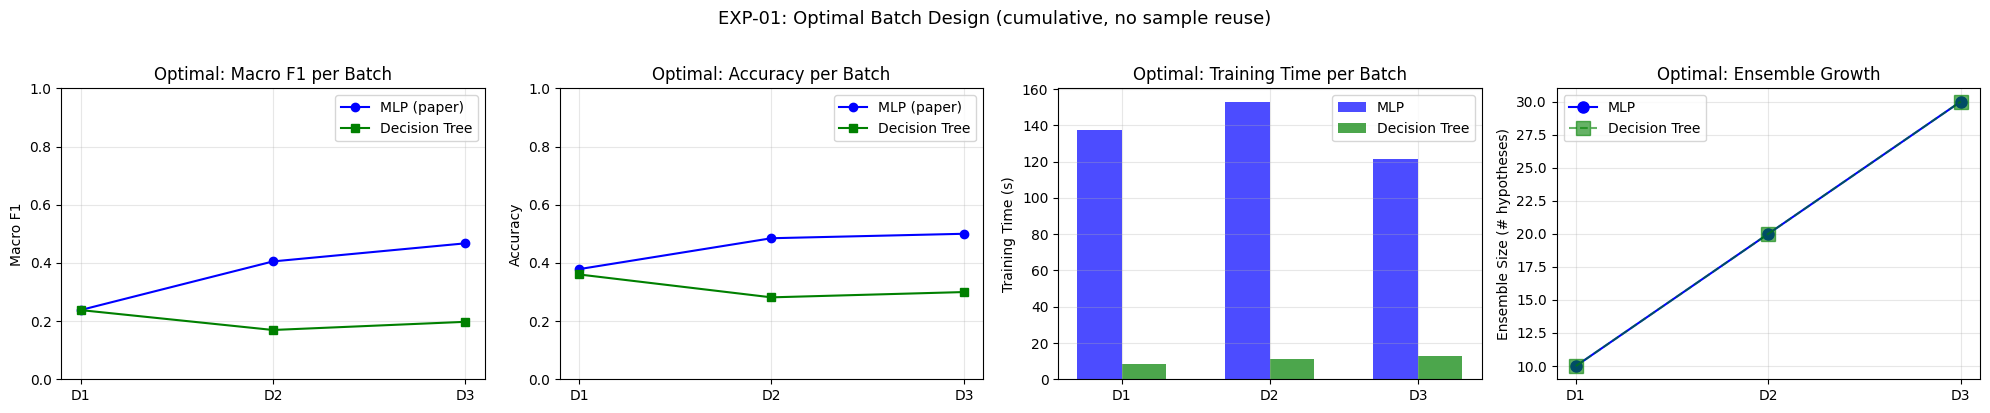
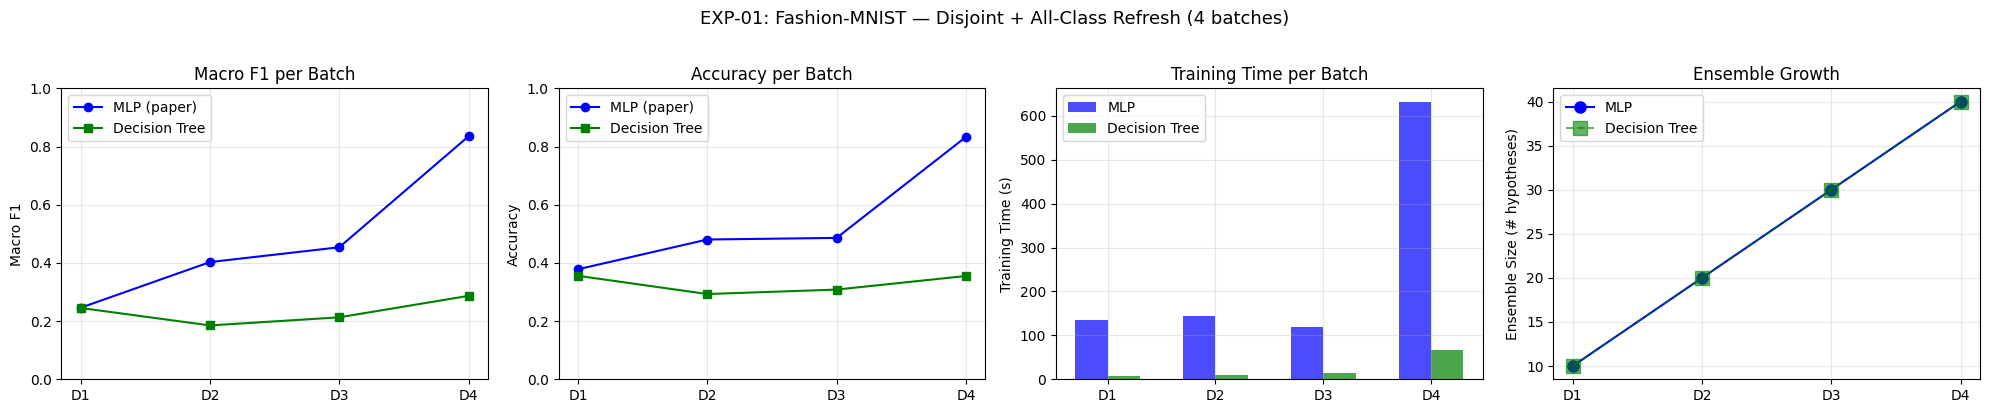
The notebook cell's code change between the first figure and the second:
--- before
+++ after
@@ -7,18 +7,18 @@
 fig, axes = plt.subplots(1, 4, figsize=(20, 4))
 
-n_batches = len(results_mlp_optimal['batch_f1'])
+n_batches = len(results_mlp['batch_f1'])
 batch_labels = [f"D{i+1}" for i in range(n_batches)]
 
-mlp_f1 = results_mlp_optimal['batch_f1']
-dt_f1 = results_dt_optimal['batch_f1']
+mlp_f1 = results_mlp['batch_f1']
+dt_f1 = results_dt['batch_f1']
 
-mlp_acc = results_mlp_optimal['batch_acc']
-dt_acc = results_dt_optimal['batch_acc']
+mlp_acc = results_mlp['batch_acc']
+dt_acc = results_dt['batch_acc']
 
-mlp_time = results_mlp_optimal['batch_train_time']
-dt_time = results_dt_optimal['batch_train_time']
+mlp_time = results_mlp['batch_train_time']
+dt_time = results_dt['batch_train_time']
 
-mlp_ens = results_mlp_optimal['ensemble_sizes']
-dt_ens = results_dt_optimal['ensemble_sizes']
+mlp_ens = results_mlp['ensemble_sizes']
+dt_ens = results_dt['ensemble_sizes']
 
 # 1. MacroF1 per batch
@@ -26,5 +26,5 @@
 axes[0].plot(batch_labels, dt_f1, 's-', label='Decision Tree', color='green')
 axes[0].set_ylabel('Macro F1')
-axes[0].set_title('Optimal: Macro F1 per Batch')
+axes[0].set_title('Macro F1 per Batch')
 axes[0].legend()
 axes[0].set_ylim(0, 1)
@@ -35,5 +35,5 @@
 axes[1].plot(batch_labels, dt_acc, 's-', label='Decision Tree', color='green')
 axes[1].set_ylabel('Accuracy')
-axes[1].set_title('Optimal: Accuracy per Batch')
+axes[1].set_title('Accuracy per Batch')
 axes[1].legend()
 axes[1].set_ylim(0, 1)
@@ -46,5 +46,5 @@
 axes[2].set_xticklabels(batch_labels)
 axes[2].set_ylabel('Training Time (s)')
-axes[2].set_title('Optimal: Training Time per Batch')
+axes[2].set_title('Training Time per Batch')
 axes[2].legend()
 axes[2].grid(True, alpha=0.3)
@@ -55,9 +55,9 @@
              markersize=10, alpha=0.6)
 axes[3].set_ylabel('Ensemble Size (# hypotheses)')
-axes[3].set_title('Optimal: Ensemble Growth')
+axes[3].set_title('Ensemble Growth')
 axes[3].legend()
 axes[3].grid(True, alpha=0.3)
 
-plt.suptitle('EXP-01: Optimal Batch Design (cumulative, no sample reuse)', fontsize=13, y=1.02)
+plt.suptitle('EXP-01: Fashion-MNIST \u2014 Disjoint + All-Class Refresh (4 batches)', fontsize=13, y=1.02)
 plt.tight_layout()
 plt.savefig('../results/exp01_fashion_mnist_comparison_all.png', dpi=150, bbox_inches='tight')

Commit: fix: adding missing 4th batch in Fashion-MINST